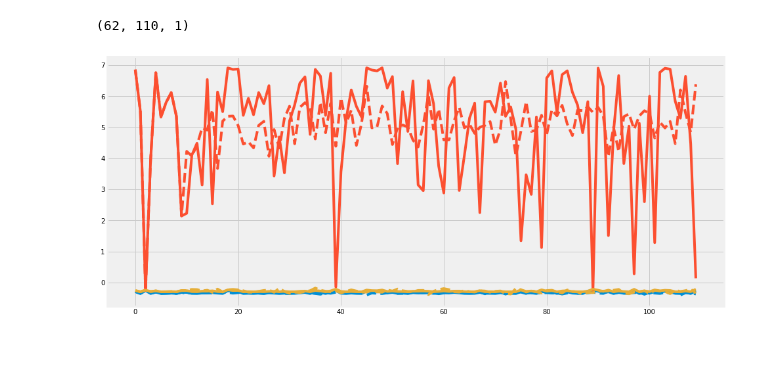
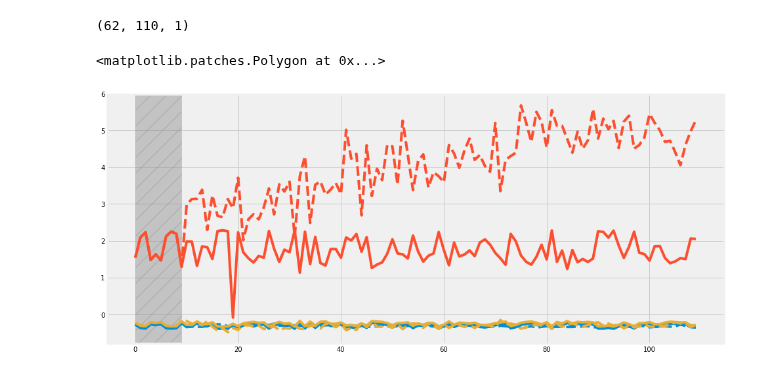
Before and after one commit to michaelwiest/microbiome-rnn, a Jupyter notebook: notebooks/Model Evaluator.ipynb, the cells around one changed output. Cells and saved outputs as stored; diff of their text form; code cells hidden in the pictures; blank space fills up the shorter version.

```diff
--- a/notebooks/Model Evaluator.ipynb
+++ b/notebooks/Model Evaluator.ipynb
@@ -97,9 +97,9 @@ model.load_state_dict(torch.load(os.path.join(output_dir, model_name)))
 model = model.cuda()
 # %%
 # Get some primer data
-sample_index = 0
-sample_start_range = 50
-sample_end_range = 60
+sample_index = 1
+sample_start_range = 40
+sample_end_range = 50
 primer = otu_handler.samples[sample_index].values[:, sample_start_range: sample_end_range]
 # Need to make it 3d because the last dimension is how many predictions to do at once.
 primer = np.expand_dims(primer, -1)
@@ -123,9 +123,12 @@ comparison_un = otu_handler.un_normalize_data(comparison, sample_index, (sample_
 # %%
 plt.figure(figsize=(15, 7))
 r = range(4, 7)
 
 for i, ri in enumerate(r):
     plt.plot(dream[ri, :, 0].T, ls='--', c=colors[i])
     plt.plot(comparison[ri, :].T, c=colors[i])
+plt.axvspan(0, (sample_end_range - sample_start_range) - 1, alpha=0.4, color='gray',
+            label='Priming Region', hatch='/')
 # %% [output]
+<matplotlib.patches.Polygon at 0x...>
-[figure, old version]
+[figure, new version]
```
Also changed, not shown: parts of 4 cells of this notebook, 1 other file.
